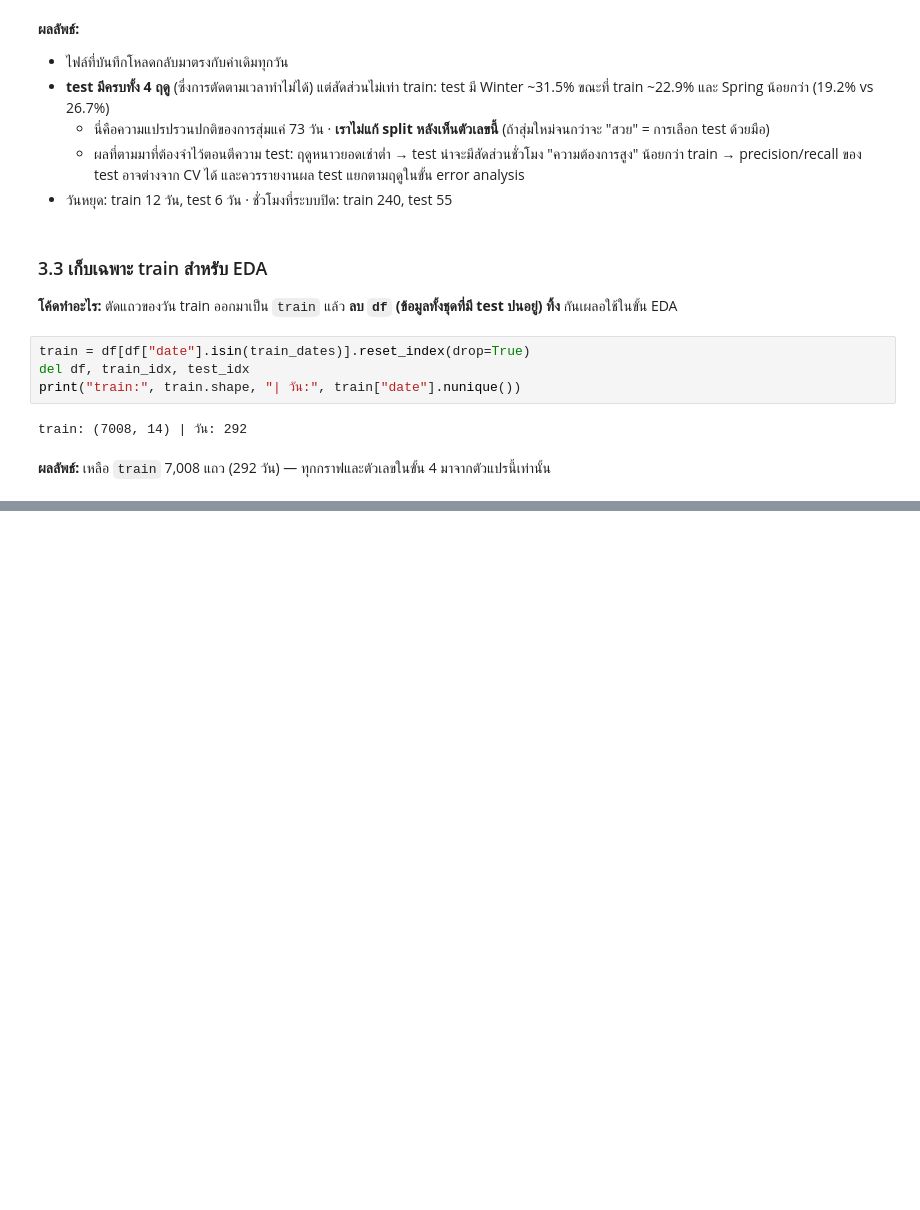
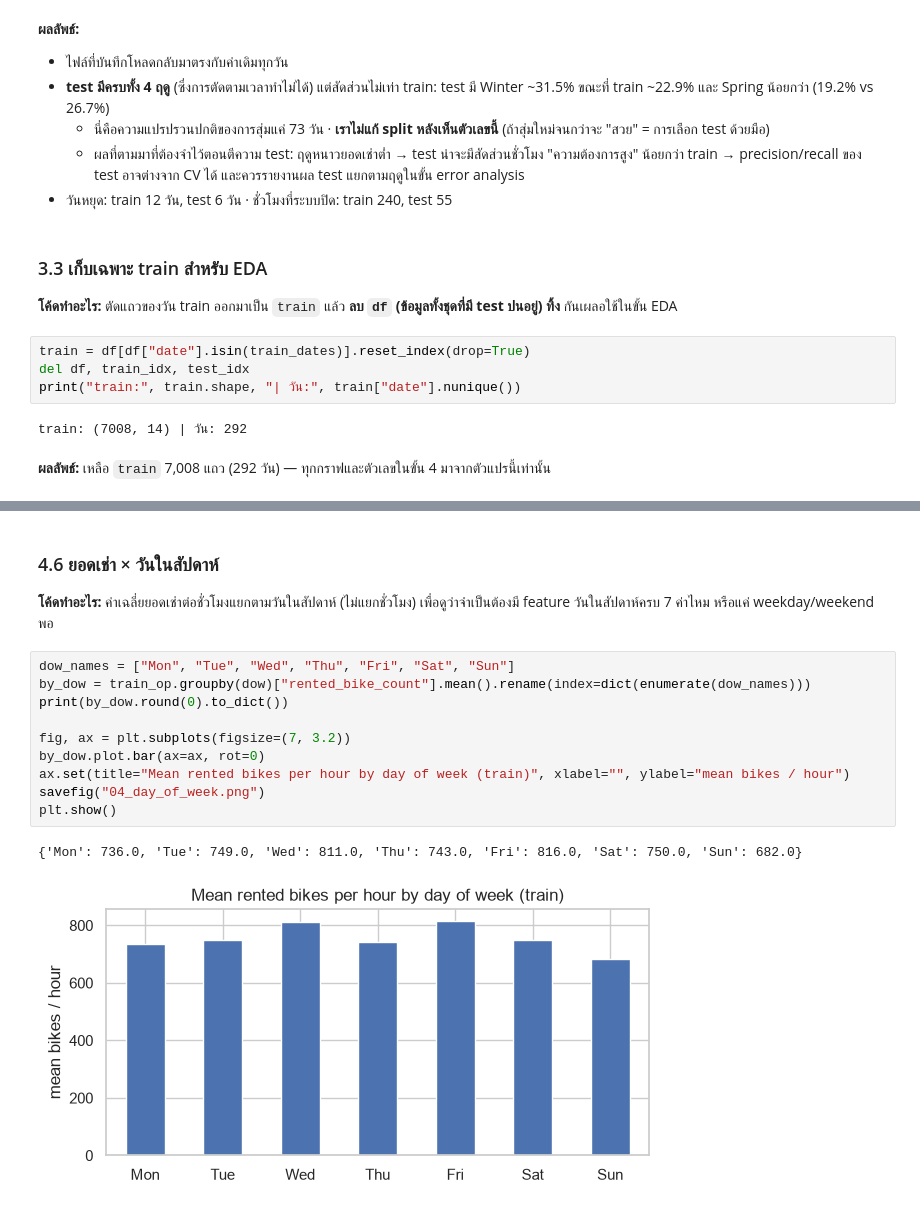
Before and after one commit to Sh080205/seoul-bike-demand, a Jupyter notebook: notebooks/01_eda.ipynb, the cells around one changed output, grey strips where cells are left out. Saved outputs shown, nothing was run; the diff lists cells and outputs as text; blank space fills up the shorter version.

```diff
--- a/notebooks/01_eda.ipynb
+++ b/notebooks/01_eda.ipynb
@@ -293,0 +448,16 @@ train: (7008, 14) | วัน: 292
+# %% [markdown]
+### 4.6 ยอดเช่า × วันในสัปดาห์
+**โค้ดทำอะไร:** ค่าเฉลี่ยยอดเช่าต่อชั่วโมงแยกตามวันในสัปดาห์ (ไม่แยกชั่วโมง) เพื่อดูว่าจำเป็นต้องมี feature วันในสัปดาห์ครบ 7 ค่าไหม หรือแค่ weekday/weekend พอ
+# %%
+dow_names = ["Mon", "Tue", "Wed", "Thu", "Fri", "Sat", "Sun"]
+by_dow = train_op.groupby(dow)["rented_bike_count"].mean().rename(index=dict(enumerate(dow_names)))
+print(by_dow.round(0).to_dict())
+
+fig, ax = plt.subplots(figsize=(7, 3.2))
+by_dow.plot.bar(ax=ax, rot=0)
+ax.set(title="Mean rented bikes per hour by day of week (train)", xlabel="", ylabel="mean bikes / hour")
+savefig("04_day_of_week.png")
+plt.show()
+# %% [output]
+{'Mon': 736.0, 'Tue': 749.0, 'Wed': 811.0, 'Thu': 743.0, 'Fri': 816.0, 'Sat': 750.0, 'Sun': 682.0}
+[figure, added]
```
Also changed, not shown: parts of 33 cells of this notebook, 7 other files.
